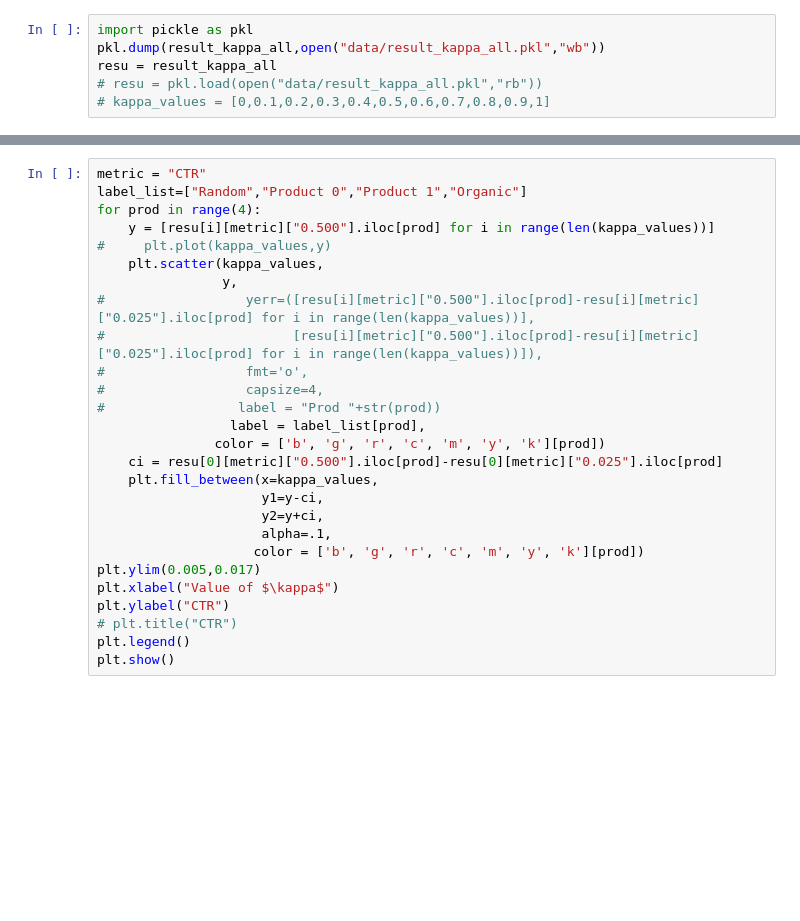
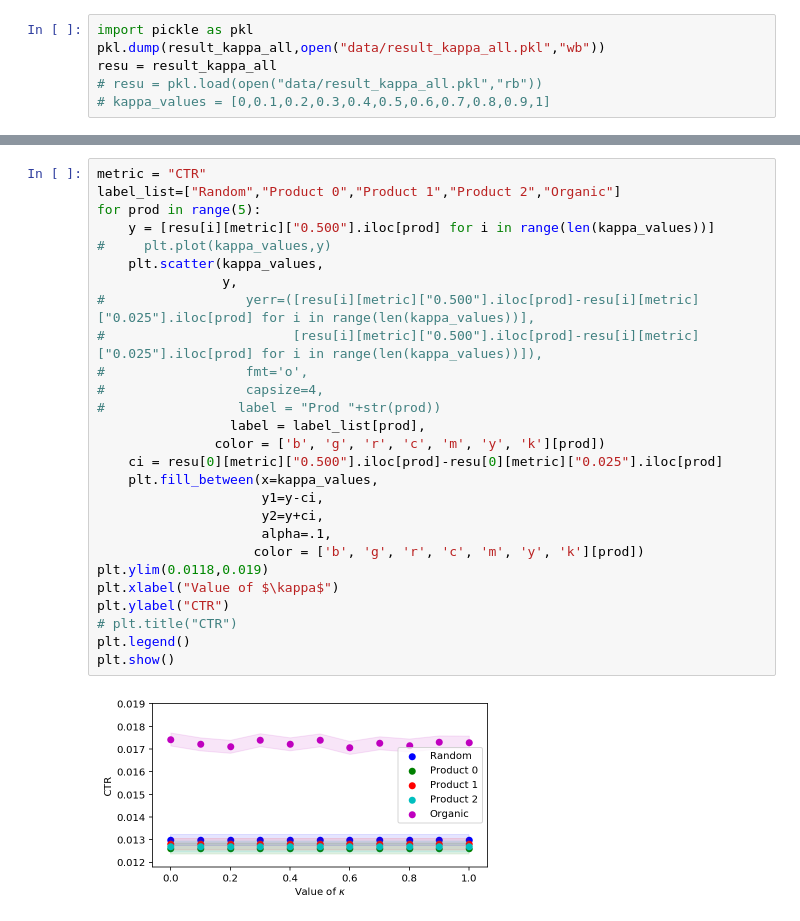
Before and after one commit to philomenec/reco-gym, a Jupyter notebook: 1_Compare agents.ipynb, the cells around one changed output, grey strips where cells are left out. Cells and saved outputs as stored; diff of their text form; blank space fills up the shorter version.

```diff
--- a/1_Compare agents.ipynb
+++ b/1_Compare agents.ipynb
@@ -570,29 +572,31 @@ plt.show()
 # %%
 metric = "CTR"
-label_list=["Random","Product 0","Product 1","Organic"]
-for prod in range(4):
+label_list=["Random","Product 0","Product 1","Product 2","Organic"]
+for prod in range(5):
     y = [resu[i][metric]["0.500"].iloc[prod] for i in range(len(kappa_values))]
 #     plt.plot(kappa_values,y)
     plt.scatter(kappa_values,
                 y,
 #                  yerr=([resu[i][metric]["0.500"].iloc[prod]-resu[i][metric]["0.025"].iloc[prod] for i in range(len(kappa_values))],
 #                        [resu[i][metric]["0.500"].iloc[prod]-resu[i][metric]["0.025"].iloc[prod] for i in range(len(kappa_values))]),
 #                  fmt='o',
 #                  capsize=4,
 #                 label = "Prod "+str(prod))
                  label = label_list[prod],
                color = ['b', 'g', 'r', 'c', 'm', 'y', 'k'][prod])
     ci = resu[0][metric]["0.500"].iloc[prod]-resu[0][metric]["0.025"].iloc[prod]
     plt.fill_between(x=kappa_values,
                      y1=y-ci,
                      y2=y+ci,
                      alpha=.1,
                     color = ['b', 'g', 'r', 'c', 'm', 'y', 'k'][prod])
-plt.ylim(0.005,0.017)
+plt.ylim(0.0118,0.019)
 plt.xlabel("Value of $\kappa$")
 plt.ylabel("CTR")
 # plt.title("CTR")
 plt.legend()
 plt.show()
+# %% [output]
+[figure, added]
 # %%
 metric = "CTR"
```
Also changed, not shown: parts of 2 cells of this notebook, 3 other files.
